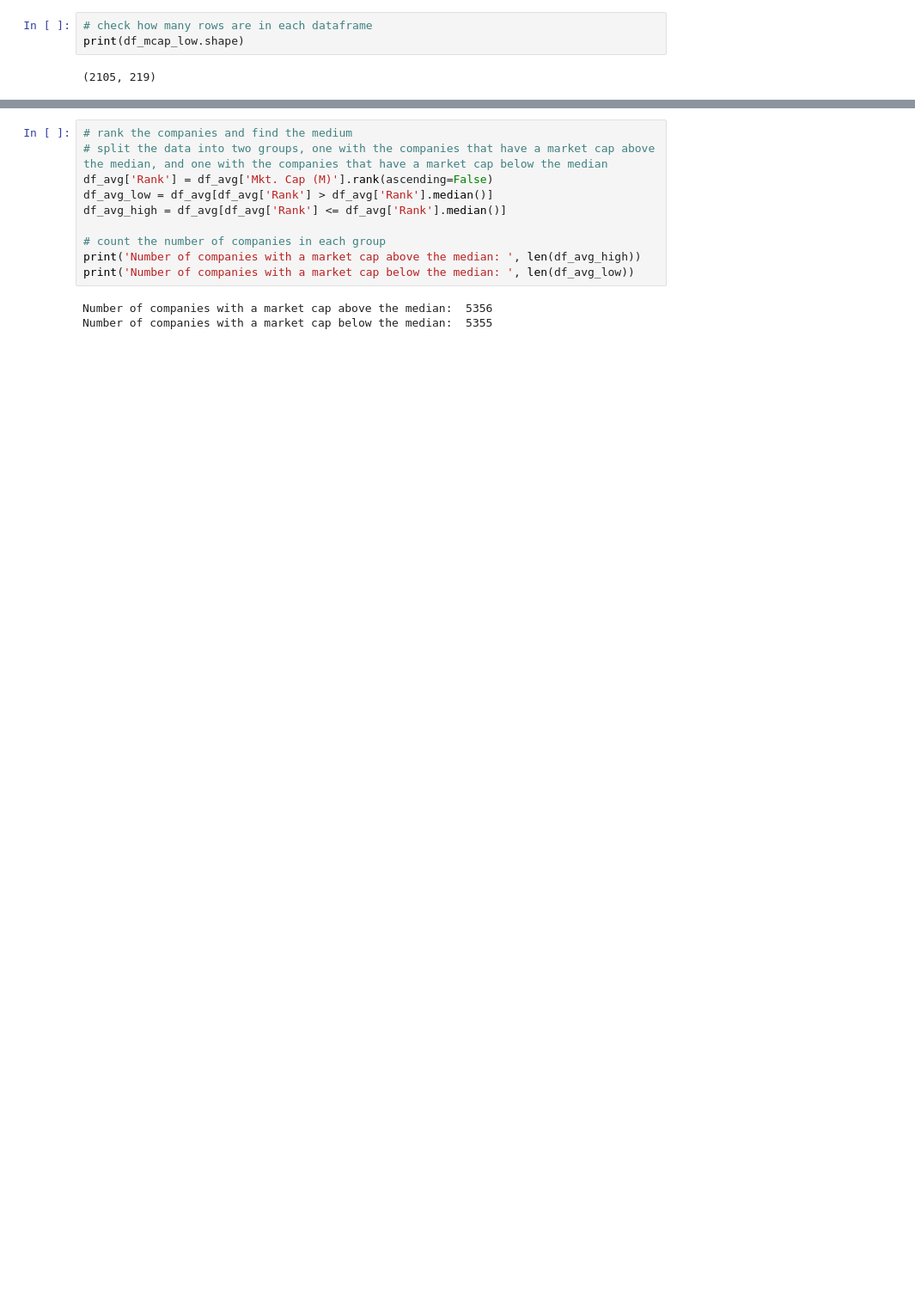
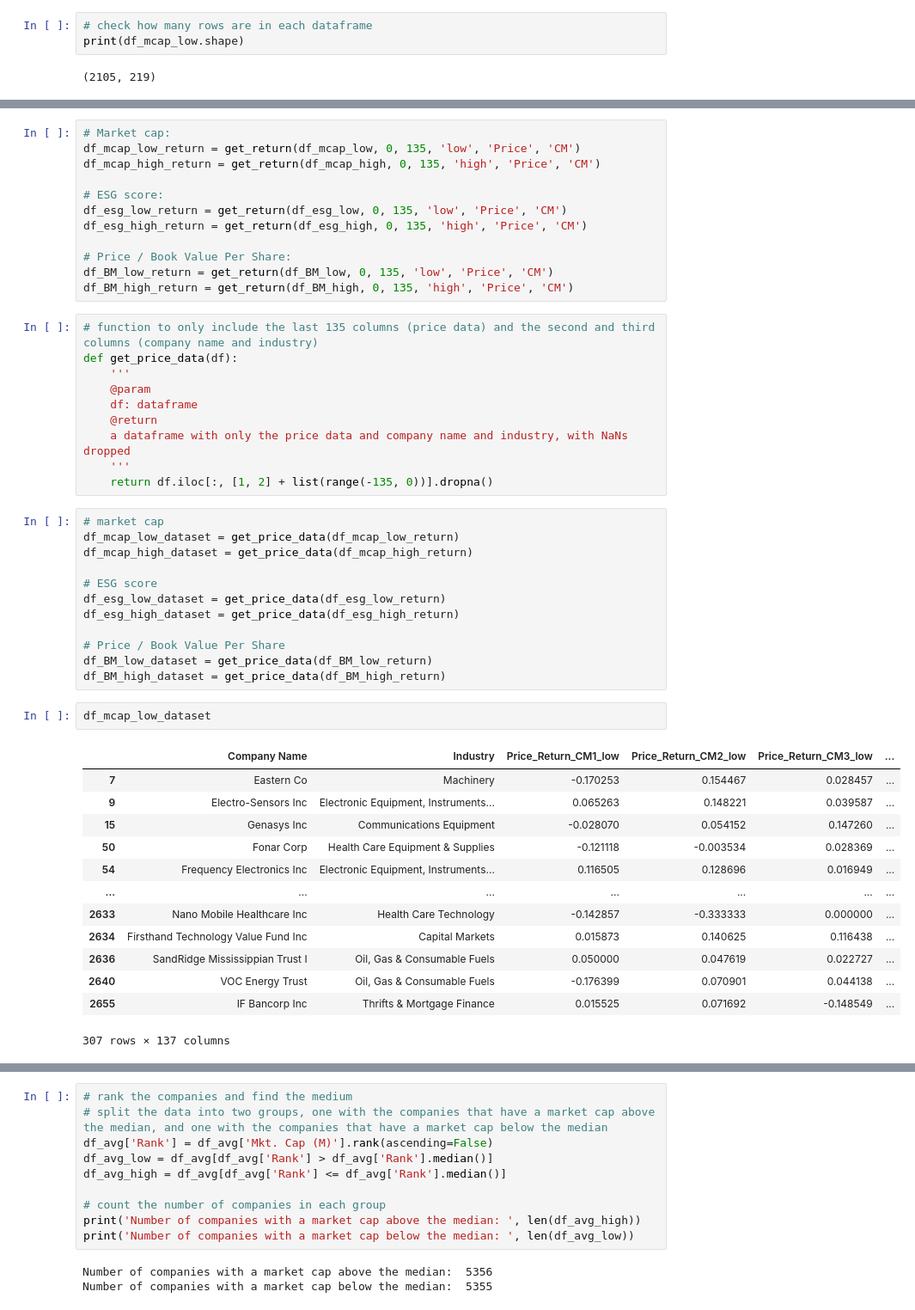
Before and after one commit to TDR474/ESG-Fama-French, a Jupyter notebook: Analysis.ipynb, the cells around one changed output, grey strips where cells are left out. Shown: that part at 86% size. Cells and saved outputs as stored; diff of their text form; blank space fills up the shorter version.

```diff
--- a/Analysis.ipynb
+++ b/Analysis.ipynb
@@ -110,0 +87,50 @@ df_esg_high['esg_high_return'] = df_esg_high['Price_CM135'] - df_esg_high['Price
+# %%
+# Market cap:
+df_mcap_low_return = get_return(df_mcap_low, 0, 135, 'low', 'Price', 'CM')
+df_mcap_high_return = get_return(df_mcap_high, 0, 135, 'high', 'Price', 'CM')
+
+# ESG score:
+df_esg_low_return = get_return(df_esg_low, 0, 135, 'low', 'Price', 'CM')
+df_esg_high_return = get_return(df_esg_high, 0, 135, 'high', 'Price', 'CM')
+
+# Price / Book Value Per Share:
+df_BM_low_return = get_return(df_BM_low, 0, 135, 'low', 'Price', 'CM')
+df_BM_high_return = get_return(df_BM_high, 0, 135, 'high', 'Price', 'CM')
+# %%
+# function to only include the last 135 columns (price data) and the second and third columns (company name and industry)
+def get_price_data(df):
+    '''
+    @param
+    df: dataframe
+    @return
+    a dataframe with only the price data and company name and industry, with NaNs dropped
+    '''
+    return df.iloc[:, [1, 2] + list(range(-135, 0))].dropna()
+# %%
+# market cap
+df_mcap_low_dataset = get_price_data(df_mcap_low_return)
+df_mcap_high_dataset = get_price_data(df_mcap_high_return)
+
+# ESG score
+df_esg_low_dataset = get_price_data(df_esg_low_return)
+df_esg_high_dataset = get_price_data(df_esg_high_return)
+
+# Price / Book Value Per Share
+df_BM_low_dataset = get_price_data(df_BM_low_return)
+df_BM_high_dataset = get_price_data(df_BM_high_return)
+# %%
+df_mcap_low_dataset
+# %% [output]
+|  | Company Name | Industry | Price_Return_CM1_low | Price_Return_CM2_low | Price_Return_CM3_low | ... |
+| 7 | Eastern Co | Machinery | -0.170253 | 0.154467 | 0.028457 | ... |
+| 9 | Electro-Sensors Inc | Electronic Equipment, Instruments... | 0.065263 | 0.148221 | 0.039587 | ... |
+| 15 | Genasys Inc | Communications Equipment | -0.028070 | 0.054152 | 0.147260 | ... |
+| 50 | Fonar Corp | Health Care Equipment & Supplies | -0.121118 | -0.003534 | 0.028369 | ... |
+| 54 | Frequency Electronics Inc | Electronic Equipment, Instruments... | 0.116505 | 0.128696 | 0.016949 | ... |
+| ... | ... | ... | ... | ... | ... | ... |
+| 2633 | Nano Mobile Healthcare Inc | Health Care Technology | -0.142857 | -0.333333 | 0.000000 | ... |
+| 2634 | Firsthand Technology Value Fund Inc | Capital Markets | 0.015873 | 0.140625 | 0.116438 | ... |
+| 2636 | SandRidge Mississippian Trust I | Oil, Gas & Consumable Fuels | 0.050000 | 0.047619 | 0.022727 | ... |
+| 2640 | VOC Energy Trust | Oil, Gas & Consumable Fuels | -0.176399 | 0.070901 | 0.044138 | ... |
+| 2655 | IF Bancorp Inc | Thrifts & Mortgage Finance | 0.015525 | 0.071692 | -0.148549 | ... |
+307 rows × 137 columns
```
Also changed, not shown: parts of 8 cells of this notebook, 6 other files.
